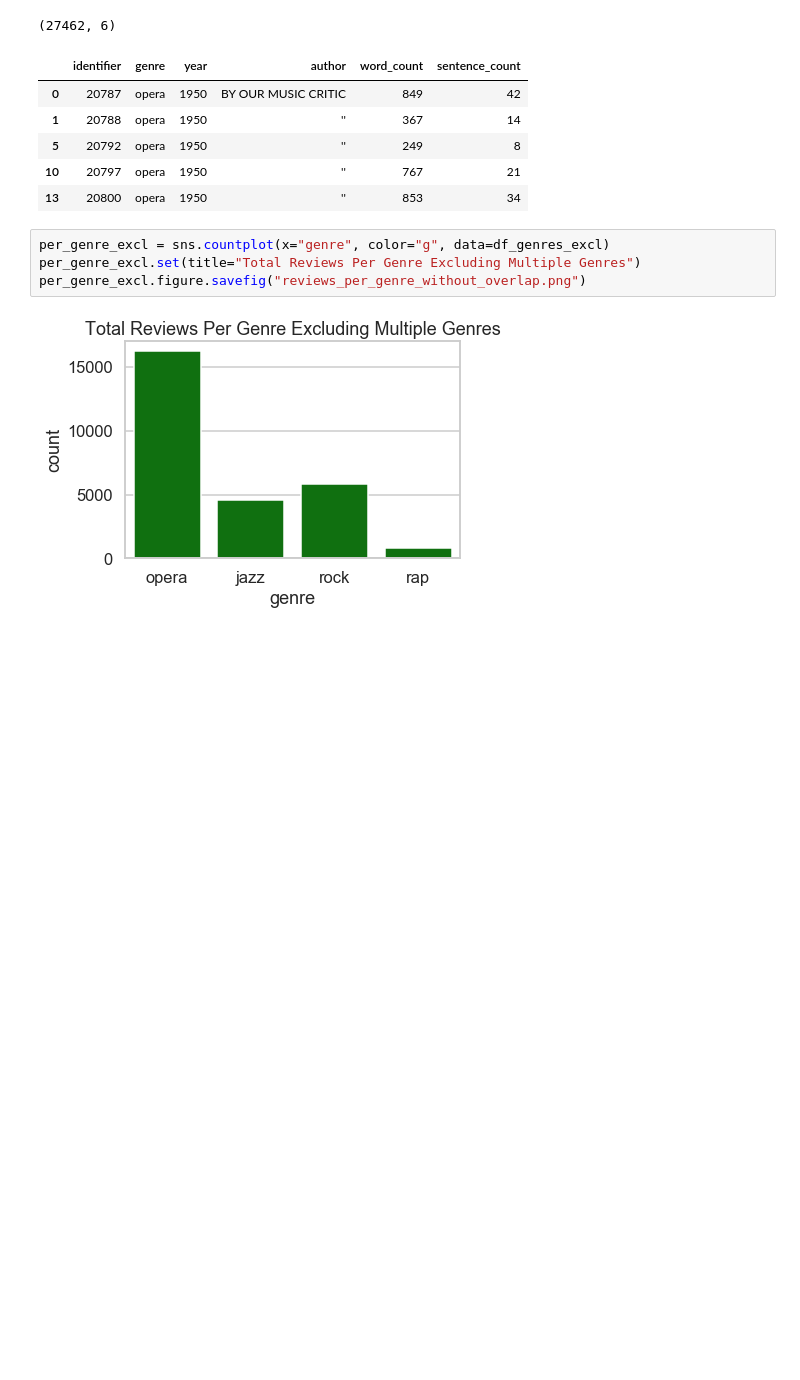
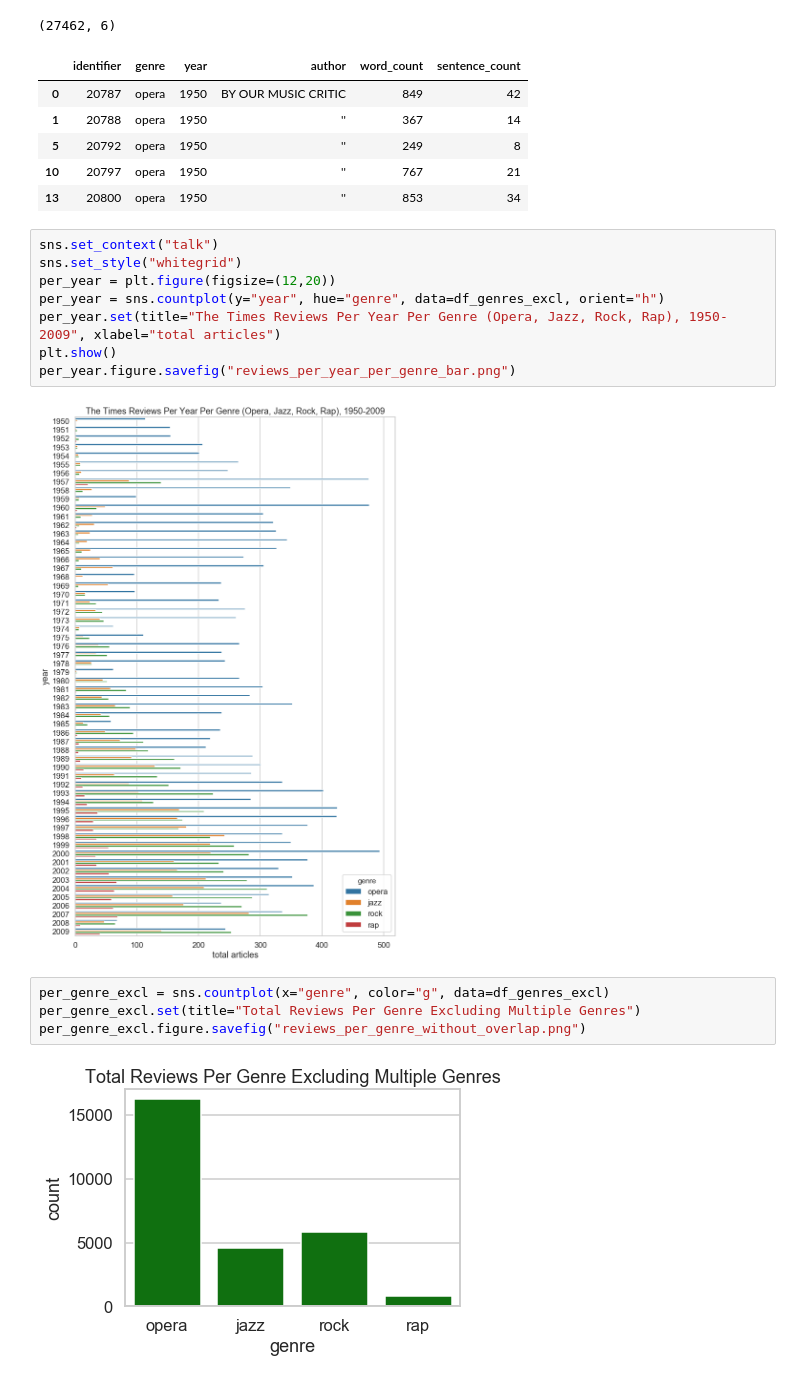
Before and after one commit to DCS-training/SentimentAnalysistimes, a Jupyter notebook: TimesMusicReviews2_CorpusViz.ipynb, the cells around one changed output. Saved outputs shown, nothing was run; the diff lists cells and outputs as text; blank space fills up the shorter version.

```diff
--- a/TimesMusicReviews2_CorpusViz.ipynb
+++ b/TimesMusicReviews2_CorpusViz.ipynb
@@ -546,6 +556,16 @@ df_genres_excl.head()
 | 5 | 20792 | opera | 1950 | '' | 249 | 8 |
 | 10 | 20797 | opera | 1950 | '' | 767 | 21 |
 | 13 | 20800 | opera | 1950 | '' | 853 | 34 |
+# %%
+sns.set_context("talk")
+sns.set_style("whitegrid")
+per_year = plt.figure(figsize=(12,20))
+per_year = sns.countplot(y="year", hue="genre", data=df_genres_excl, orient="h")
+per_year.set(title="The Times Reviews Per Year Per Genre (Opera, Jazz, Rock, Rap), 1950-2009", xlabel="total articles")
+plt.show()
+per_year.figure.savefig("reviews_per_year_per_genre_bar.png")
+# %% [output]
+[figure, added]
 # %%
 per_genre_excl = sns.countplot(x="genre", color="g", data=df_genres_excl)
 per_genre_excl.set(title="Total Reviews Per Genre Excluding Multiple Genres")
```
Also changed, not shown: parts of 32 cells of this notebook, 12 other files.
